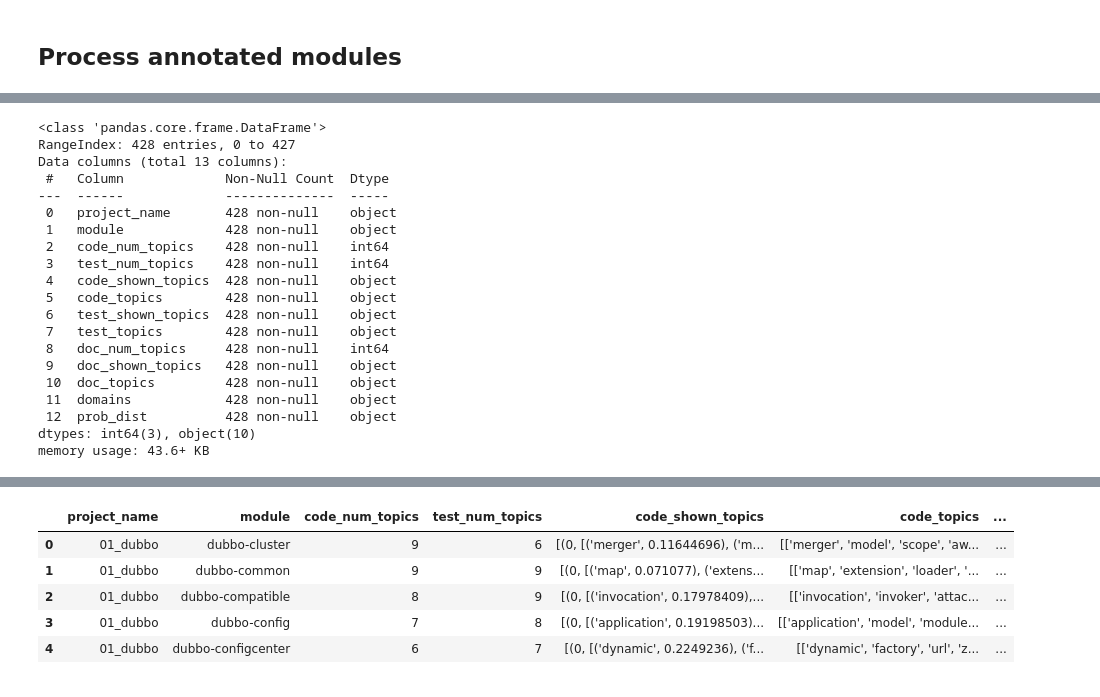
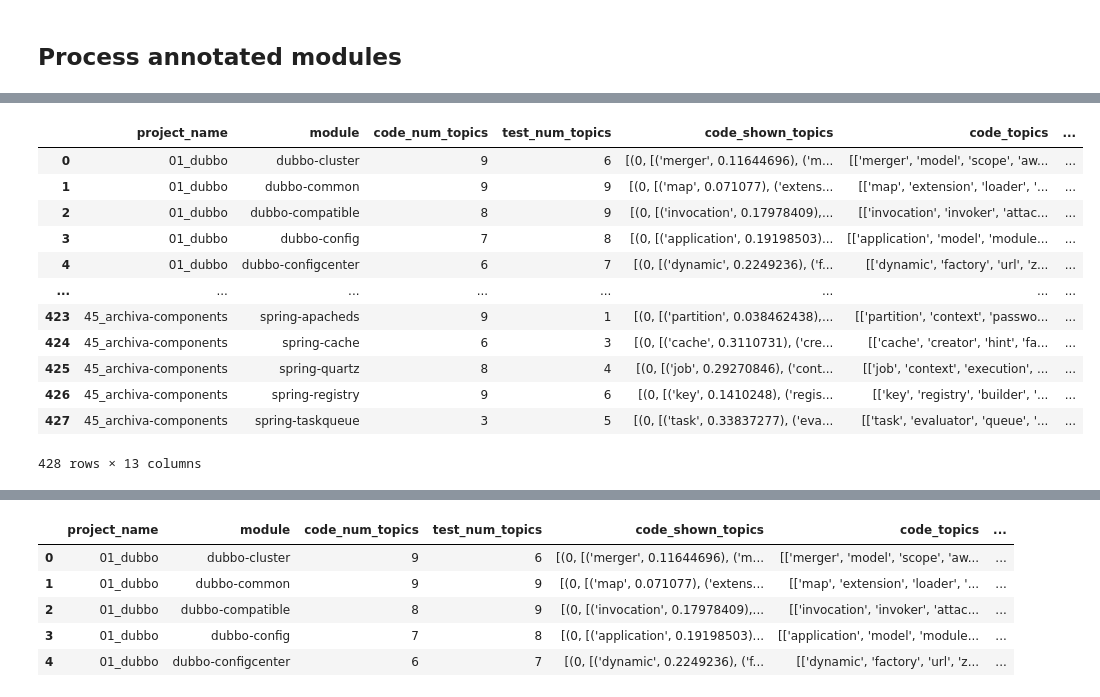
Before and after one commit to zakipauzi/concept-domain-coverage, a Jupyter notebook: 2_topic_ad_matching_embeddings.ipynb, the cells around one changed output, grey strips where cells are left out. Saved outputs shown, nothing was run; the diff lists cells and outputs as text; code cells hidden in the pictures.

```diff
--- a/2_topic_ad_matching_embeddings.ipynb
+++ b/2_topic_ad_matching_embeddings.ipynb
@@ -97,25 +112,18 @@ memory usage: 15.2+ KB
 # %%
 # pd.set_option('display.max_colwidth', None)
 module_df = topics_df.merge(updated_anno_df).drop(columns=["project"])
-module_df.info()
+module_df
 # %% [output]
+|  | project_name | module | code_num_topics | test_num_topics | code_shown_topics | code_topics | ... |
+| 0 | 01_dubbo | dubbo-cluster | 9 | 6 | [(0, [('merger', 0.11644696), ('m... | [['merger', 'model', 'scope', 'aw... | ... |
+| 1 | 01_dubbo | dubbo-common | 9 | 9 | [(0, [('map', 0.071077), ('extens... | [['map', 'extension', 'loader', '... | ... |
+| 2 | 01_dubbo | dubbo-compatible | 8 | 9 | [(0, [('invocation', 0.17978409),... | [['invocation', 'invoker', 'attac... | ... |
+| 3 | 01_dubbo | dubbo-config | 7 | 8 | [(0, [('application', 0.19198503)... | [['application', 'model', 'module... | ... |
+| 4 | 01_dubbo | dubbo-configcenter | 6 | 7 | [(0, [('dynamic', 0.2249236), ('f... | [['dynamic', 'factory', 'url', 'z... | ... |
+| ... | ... | ... | ... | ... | ... | ... | ... |
+| 423 | 45_archiva-components | spring-apacheds | 9 | 1 | [(0, [('partition', 0.038462438),... | [['partition', 'context', 'passwo... | ... |
+| 424 | 45_archiva-components | spring-cache | 6 | 3 | [(0, [('cache', 0.3110731), ('cre... | [['cache', 'creator', 'hint', 'fa... | ... |
+| 425 | 45_archiva-components | spring-quartz | 8 | 4 | [(0, [('job', 0.29270846), ('cont... | [['job', 'context', 'execution', ... | ... |
+| 426 | 45_archiva-components | spring-registry | 9 | 6 | [(0, [('key', 0.1410248), ('regis... | [['key', 'registry', 'builder', '... | ... |
+| 427 | 45_archiva-components | spring-taskqueue | 3 | 5 | [(0, [('task', 0.33837277), ('eva... | [['task', 'evaluator', 'queue', '... | ... |
-<class 'pandas.core.frame.DataFrame'>
-RangeIndex: 428 entries, 0 to 427
-Data columns (total 13 columns):
- #   Column             Non-Null Count  Dtype
----  ------             --------------  -----
- 0   project_name       428 non-null    object
- 1   module             428 non-null    object
- 2   code_num_topics    428 non-null    int64
- 3   test_num_topics    428 non-null    int64
- 4   code_shown_topics  428 non-null    object
- 5   code_topics        428 non-null    object
- 6   test_shown_topics  428 non-null    object
- 7   test_topics        428 non-null    object
- 8   doc_num_topics     428 non-null    int64
- 9   doc_shown_topics   428 non-null    object
- 10  doc_topics         428 non-null    object
- 11  domains            428 non-null    object
- 12  prob_dist          428 non-null    object
-dtypes: int64(3), object(10)
-memory usage: 43.6+ KB
+428 rows × 13 columns
```
Also changed, not shown: parts of 13 cells of this notebook, 1 other file.
